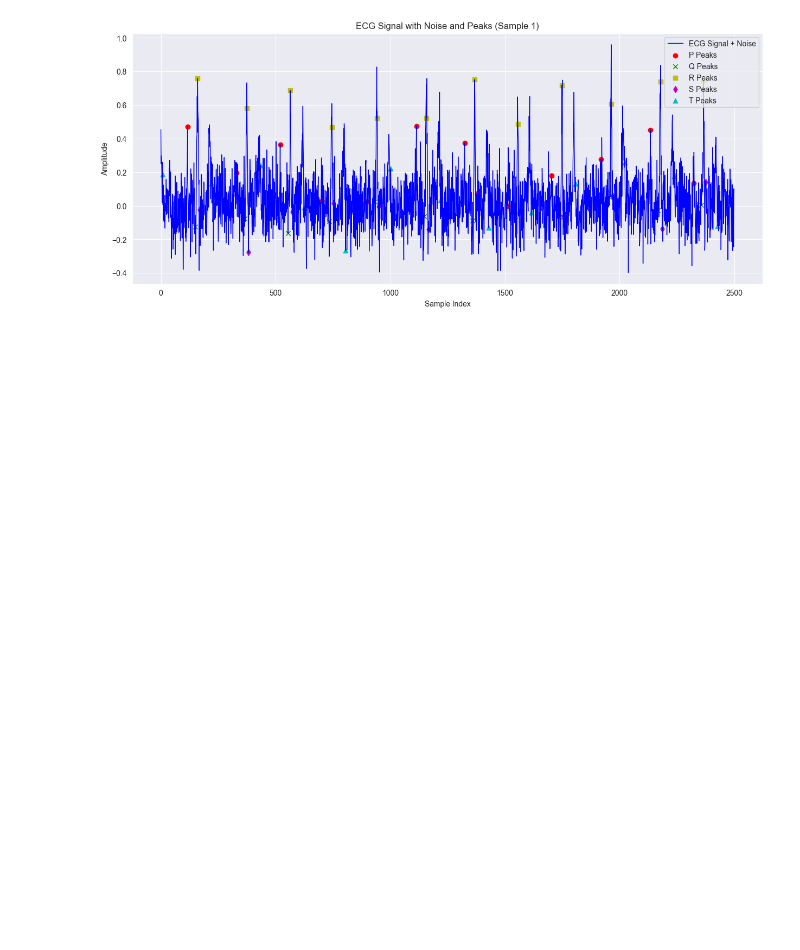
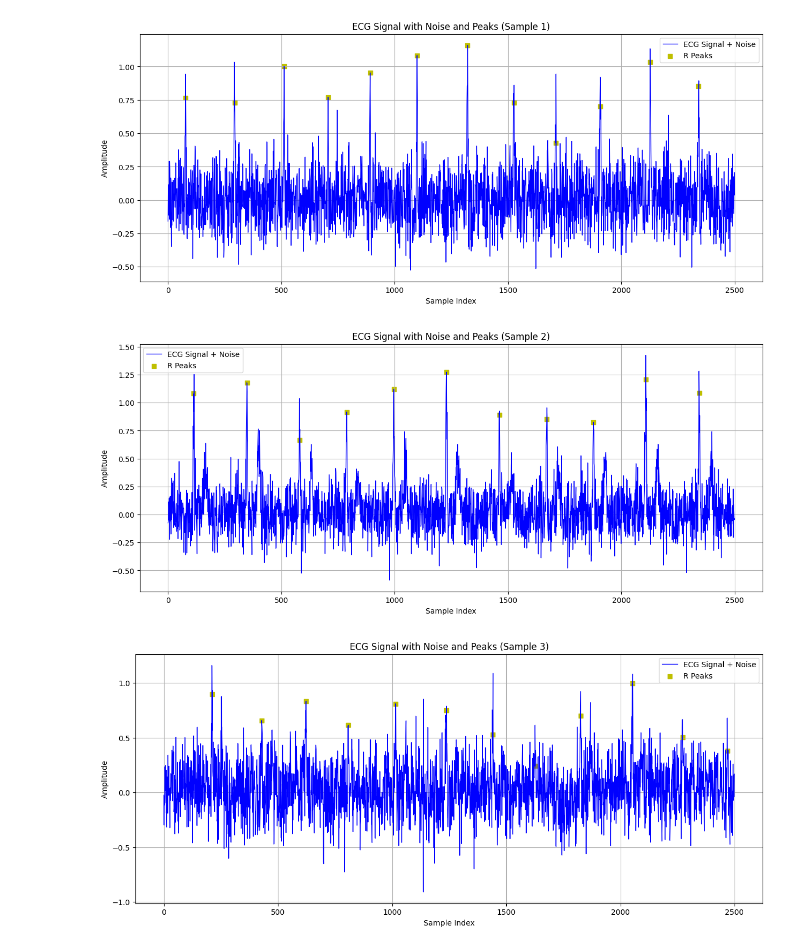
Before and after one commit to asimx07/afib-thesis, a Jupyter notebook: gen_sinus_dataset.ipynb, the cells around one changed output. Drawn from its saved outputs; the diff is of its cells as text; code cells hidden in the pictures; blank space fills up the shorter version.

```diff
--- a/gen_sinus_dataset.ipynb
+++ b/gen_sinus_dataset.ipynb
@@ -58,14 +58,14 @@ def generate_datasets_df(params_list, N, fs, sample_time, n_samples):
 
     return pd.DataFrame(data_records)
 # %%
-#GENERATE 1000 Sinus ECG Signals of length:  10 seconds
+#GENERATE 5000 Sinus ECG Signals of length:  10 seconds
 # Step 1: Load and store parameters
 param_files = [f"synth_params/sinus_synth_beat_{i}.p" for i in range(18)]
 params_list = load_params(param_files)
 
 # Step 2 to 4: Generate datasets
 # Generate datasets and organize into a DataFrame
-N = 100  # Number of datasets to generate per random params (Total number of signals = N * n_samples)
+N = 500  # Number of datasets to generate per random params (Total number of signals = N * n_samples)
 fs = 250  # Sample rate
 sample_time = 10  # Seconds per sample
 n_samples = 10  # Number of samples per dataset
@@ -79,38 +79,40 @@ sinus_df =  generate_synth_sinus_dataset(params_list, N, fs, sample_time, n_samp
 # %%
 import matplotlib.pyplot as plt
 
 # Function to plot ECG signals with noise and peak markers
 def plot_ecg_signals_with_peaks(df, num_plots=1):
     for i in range(num_plots):
         ecg_signal = df.iloc[i]['ECG Signal']
         noise_signal = df.iloc[i]['Noise Signal']
         combined_signal = ecg_signal + noise_signal
 
         p_indices = df.iloc[i]['P Indices']
         q_indices = df.iloc[i]['Q Indices']
         r_indices = df.iloc[i]['R Indices']
         s_indices = df.iloc[i]['S Indices']
         t_indices = df.iloc[i]['T Indices']
 
         plt.plot(combined_signal, label='ECG Signal + Noise', color='b')
 
-        plt.scatter(p_indices, combined_signal[p_indices], color='r', label='P Peaks', marker='o')
-        plt.scatter(q_indices, combined_signal[q_indices], color='g', label='Q Peaks', marker='x')
+        #plt.scatter(p_indices, combined_signal[p_indices], color='r', label='P Peaks', marker='o')
+        #plt.scatter(q_indices, combined_signal[q_indices], color='g', label='Q Peaks', marker='x')
         plt.scatter(r_indices, combined_signal[r_indices], color='y', label='R Peaks', marker='s')
-        plt.scatter(s_indices, combined_signal[s_indices], color='m', label='S Peaks', marker='d')
-        plt.scatter(t_indices, combined_signal[t_indices], color='c', label='T Peaks', marker='^')
+        #plt.scatter(s_indices, combined_signal[s_indices], color='m', label='S Peaks', marker='d')
+        #plt.scatter(t_indices, combined_signal[t_indices], color='c', label='T Peaks', marker='^')
 
         plt.title(f'ECG Signal with Noise and Peaks (Sample {i+1})')
         plt.xlabel('Sample Index')
         plt.ylabel('Amplitude')
         plt.legend()
         plt.grid(True)
         plt.show()
 
 # Example usage:
 # Plot the first 5 ECG signals in the DataFrame
-plot_ecg_signals_with_peaks(sinus_df, num_plots=1)
+plot_ecg_signals_with_peaks(sinus_df, num_plots=3)
 # %% [output]
-[figure, old version]
+[figure, new version]
+[figure, added]
+[figure, added]
 # %%
 sinus_df.to_pickle('sinus_dataset.pkl')
```
Also changed, not shown: 13 other files.
